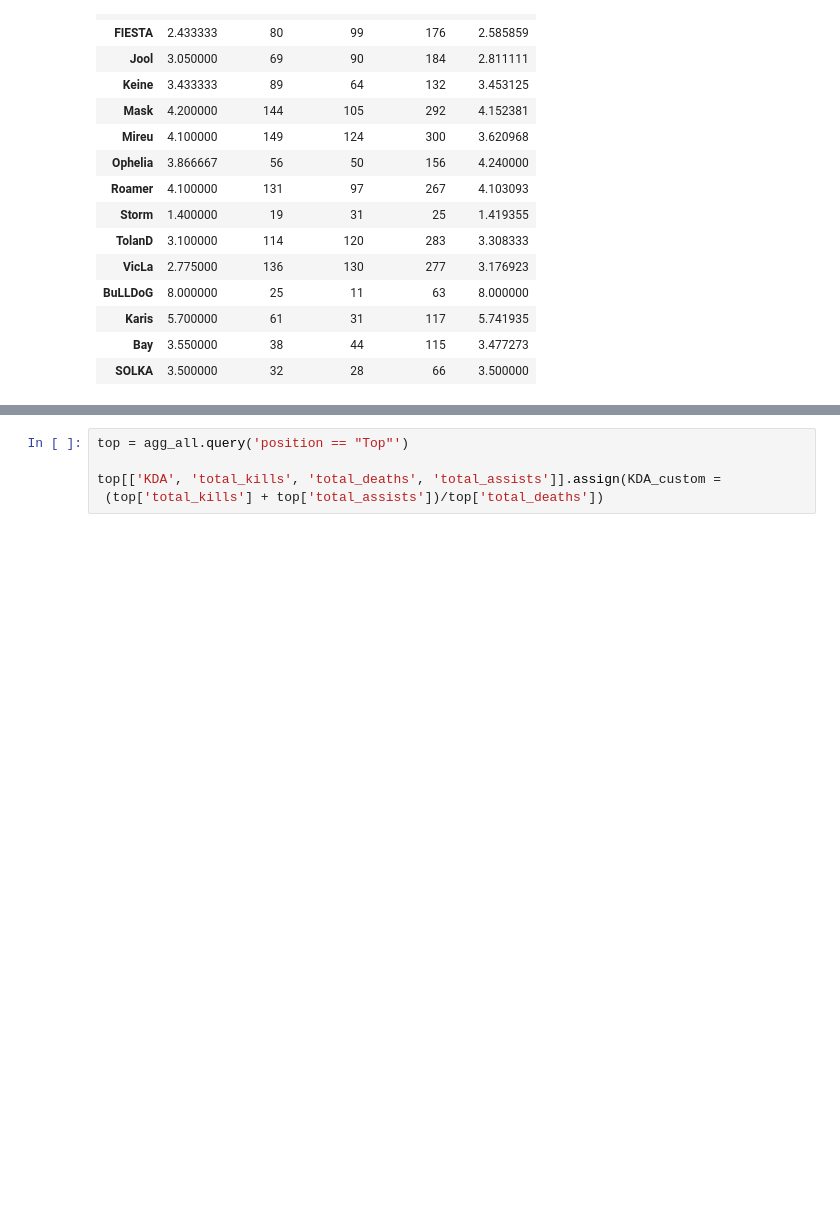
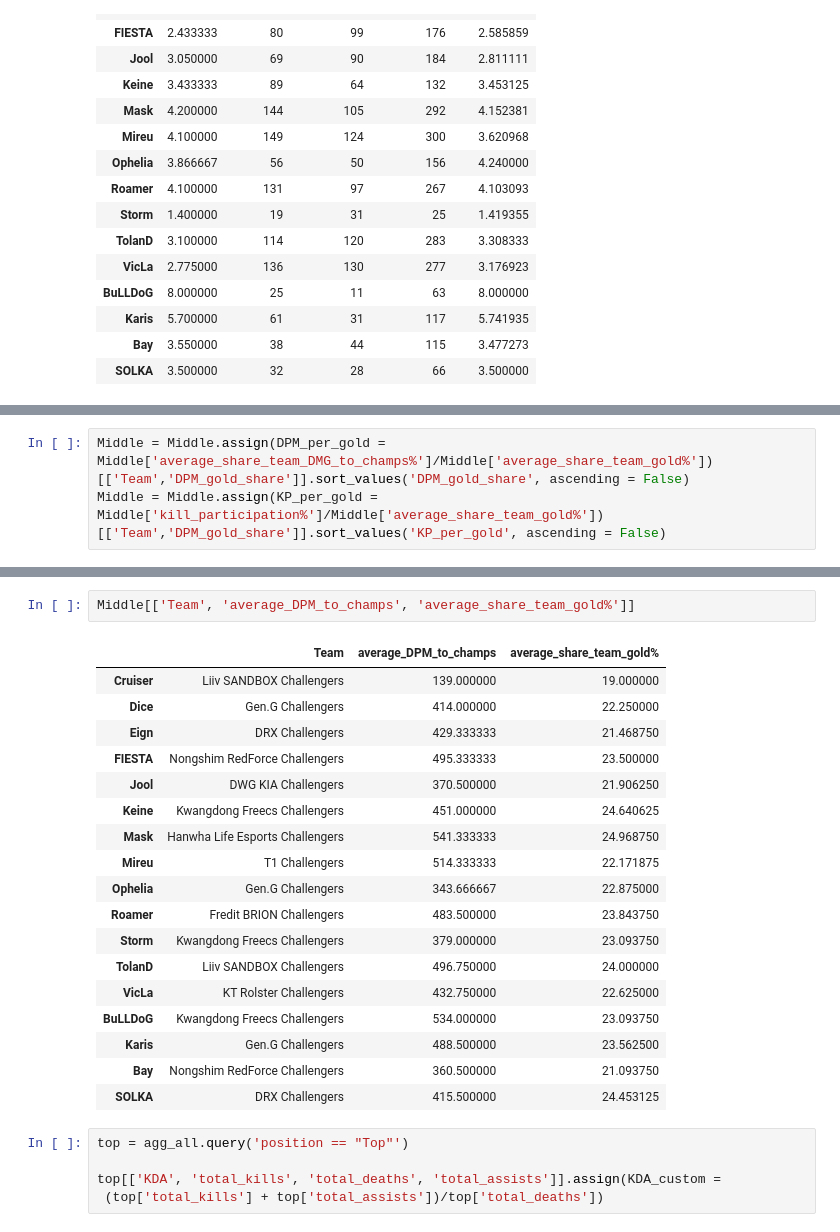
Before and after one commit to SFauth/LCK_CL_2021_Talent_Identification_Uni_Project, a Jupyter notebook: code.ipynb, the cells around one changed output, grey strips where cells are left out. Saved outputs shown, nothing was run; the diff lists cells and outputs as text; blank space fills up the shorter version.

Commit message:
added two gold efficiency metrics

```diff
--- a/code.ipynb
+++ b/code.ipynb
@@ -358,0 +368,3 @@ Middle[['KDA', 'total_kills', 'total_deaths', 'total_assists']].assign(KDA_custo
+# %%
+Middle = Middle.assign(DPM_per_gold = Middle['average_share_team_DMG_to_champs%']/Middle['average_share_team_gold%'])[['Team','DPM_gold_share']].sort_values('DPM_gold_share', ascending = False)
+Middle = Middle.assign(KP_per_gold = Middle['kill_participation%']/Middle['average_share_team_gold%'])[['Team','DPM_gold_share']].sort_values('KP_per_gold', ascending = False)
@@ -359,3 +390,24 @@ Middle[['KDA', 'total_kills', 'total_deaths', 'total_assists']].assign(KDA_custo
+# %%
+Middle[['Team', 'average_DPM_to_champs', 'average_share_team_gold%']]
+# %% [output]
+|  | Team | average_DPM_to_champs | average_share_team_gold% |
+| Cruiser | Liiv SANDBOX Challengers | 139.000000 | 19.000000 |
+| Dice | Gen.G Challengers | 414.000000 | 22.250000 |
+| Eign | DRX Challengers | 429.333333 | 21.468750 |
+| FIESTA | Nongshim RedForce Challengers | 495.333333 | 23.500000 |
+| Jool | DWG KIA Challengers | 370.500000 | 21.906250 |
+| Keine | Kwangdong Freecs Challengers | 451.000000 | 24.640625 |
+| Mask | Hanwha Life Esports Challengers | 541.333333 | 24.968750 |
+| Mireu | T1 Challengers | 514.333333 | 22.171875 |
+| Ophelia | Gen.G Challengers | 343.666667 | 22.875000 |
+| Roamer | Fredit BRION Challengers | 483.500000 | 23.843750 |
+| Storm | Kwangdong Freecs Challengers | 379.000000 | 23.093750 |
+| TolanD | Liiv SANDBOX Challengers | 496.750000 | 24.000000 |
+| VicLa | KT Rolster Challengers | 432.750000 | 22.625000 |
+| BuLLDoG | Kwangdong Freecs Challengers | 534.000000 | 23.093750 |
+| Karis | Gen.G Challengers | 488.500000 | 23.562500 |
+| Bay | Nongshim RedForce Challengers | 360.500000 | 21.093750 |
+| SOLKA | DRX Challengers | 415.500000 | 24.453125 |
 # %%
 top = agg_all.query('position == "Top"')
 
```
Also changed, not shown: parts of 14 cells of this notebook.
